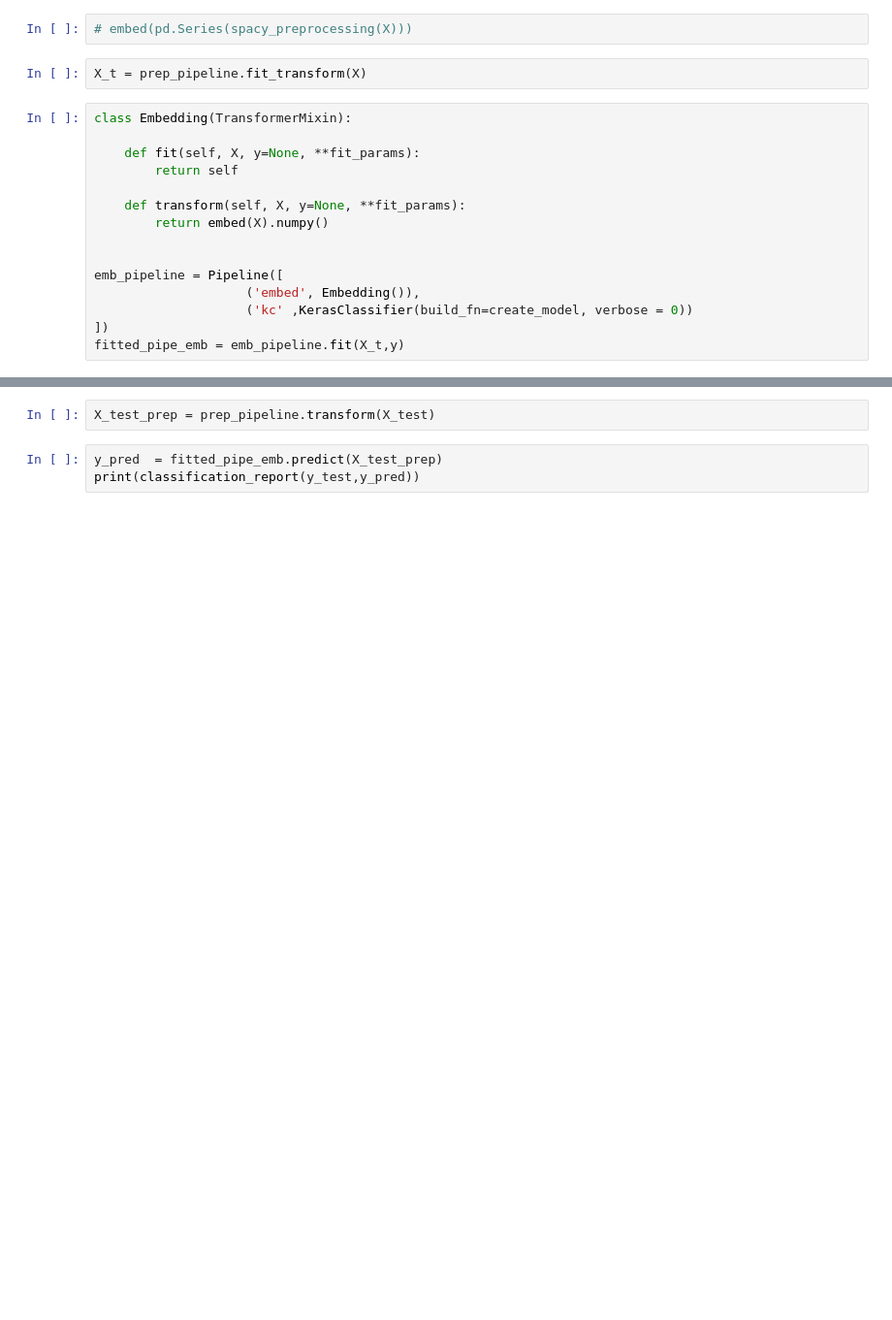
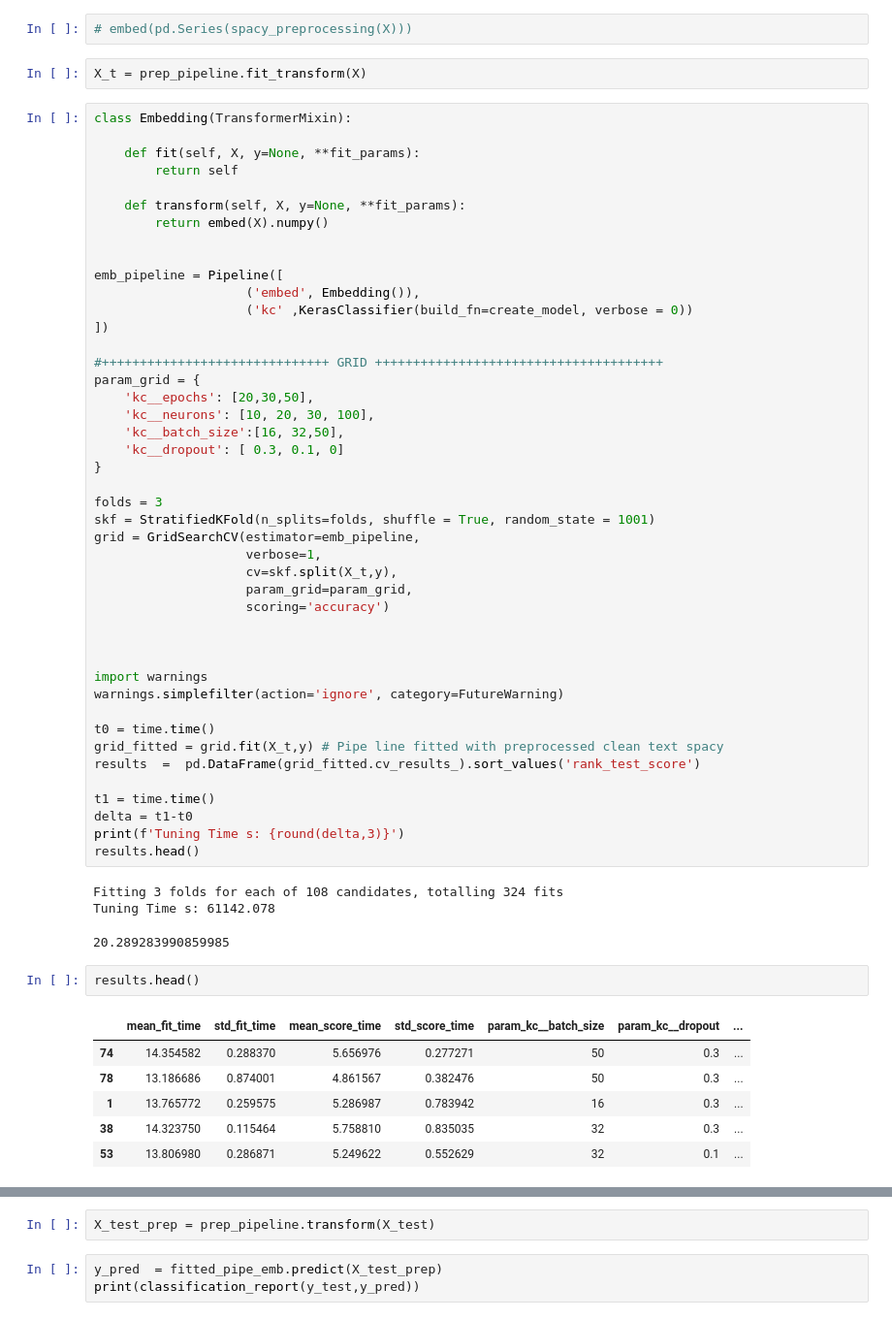
Before and after one commit to DataDavidProjects/UniversityProjects, a Jupyter notebook: Data Visualization and Text Mining/NLP/ModelCreation.ipynb, the cells around one changed output, grey strips where cells are left out. Shown at 97% size. Drawn from its saved outputs; the diff is of its cells as text; blank space fills up the shorter version.

```diff
--- a/Data Visualization and Text Mining/NLP/ModelCreation.ipynb
+++ b/Data Visualization and Text Mining/NLP/ModelCreation.ipynb
@@ -660,4 +637,46 @@ emb_pipeline = Pipeline([
                     ('embed', Embedding()),
                     ('kc' ,KerasClassifier(build_fn=create_model, verbose = 0))
 ])
-fitted_pipe_emb = emb_pipeline.fit(X_t,y)
+
+#++++++++++++++++++++++++++++++ GRID ++++++++++++++++++++++++++++++++++++++
+param_grid = {
+    'kc__epochs': [20,30,50],
+    'kc__neurons': [10, 20, 30, 100],
+    'kc__batch_size':[16, 32,50],
+    'kc__dropout': [ 0.3, 0.1, 0]
+}
+
+folds = 3
+skf = StratifiedKFold(n_splits=folds, shuffle = True, random_state = 1001)
+grid = GridSearchCV(estimator=emb_pipeline,
+                    verbose=1,
+                    cv=skf.split(X_t,y),
+                    param_grid=param_grid,
+                    scoring='accuracy')
+
+
+
+import warnings
+warnings.simplefilter(action='ignore', category=FutureWarning)
+
+t0 = time.time()
+grid_fitted = grid.fit(X_t,y) # Pipe line fitted with preprocessed clean text spacy
+results  =  pd.DataFrame(grid_fitted.cv_results_).sort_values('rank_test_score')
+
+t1 = time.time()
+delta = t1-t0
+print(f'Tuning Time s: {round(delta,3)}')
+results.head()
+# %% [output]
+Fitting 3 folds for each of 108 candidates, totalling 324 fits
+Tuning Time s: 61142.078
+20.289283990859985
+# %%
+results.head()
+# %% [output]
+|  | mean_fit_time | std_fit_time | mean_score_time | std_score_time | param_kc__batch_size | param_kc__dropout | ... |
+| 74 | 14.354582 | 0.288370 | 5.656976 | 0.277271 | 50 | 0.3 | ... |
+| 78 | 13.186686 | 0.874001 | 4.861567 | 0.382476 | 50 | 0.3 | ... |
+| 1 | 13.765772 | 0.259575 | 5.286987 | 0.783942 | 16 | 0.3 | ... |
+| 38 | 14.323750 | 0.115464 | 5.758810 | 0.835035 | 32 | 0.3 | ... |
+| 53 | 13.806980 | 0.286871 | 5.249622 | 0.552629 | 32 | 0.1 | ... |
```
Also changed, not shown: parts of 35 cells of this notebook, 4 other files.
